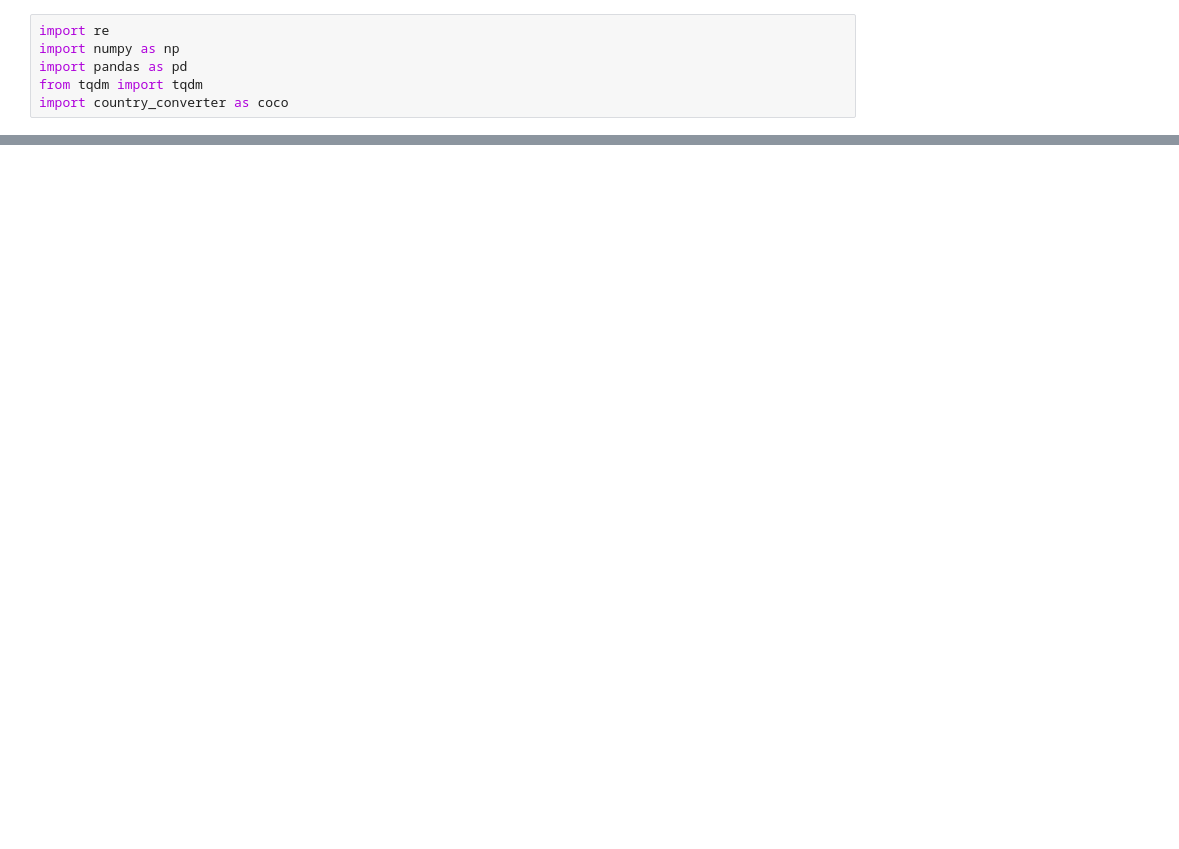
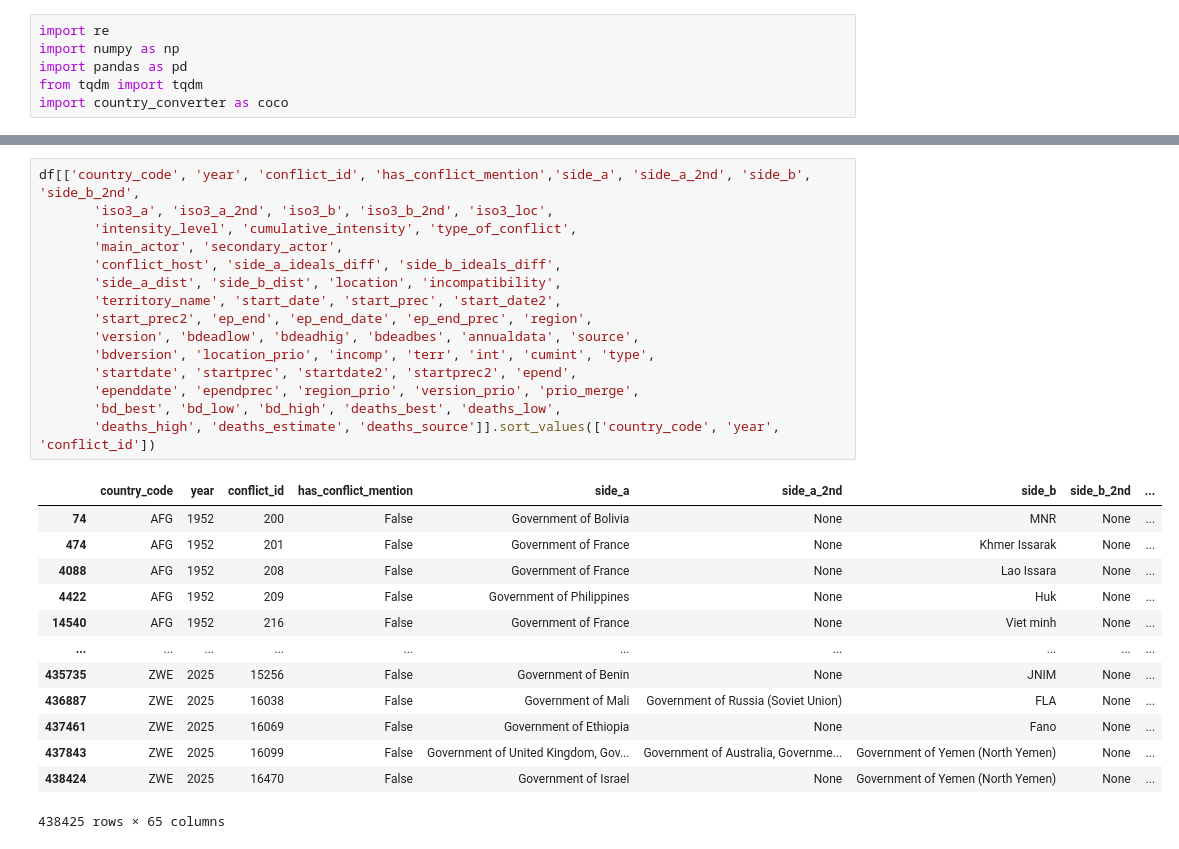
Before and after one commit to semkjaer/fundamentals_of_data_science, a Jupyter notebook: notebooks/eda_sem_new.ipynb, the cells around one changed output, grey strips where cells are left out. Cells and saved outputs as stored; diff of their text form; blank space fills up the shorter version.

```diff
--- a/notebooks/eda_sem_new.ipynb
+++ b/notebooks/eda_sem_new.ipynb
@@ -43,0 +25,29 @@ Index(['conflict_id', 'location', 'side_a', 'side_a_id', 'side_a_2nd',
+# %%
+df[['country_code', 'year', 'conflict_id', 'has_conflict_mention','side_a', 'side_a_2nd', 'side_b', 'side_b_2nd',
+       'iso3_a', 'iso3_a_2nd', 'iso3_b', 'iso3_b_2nd', 'iso3_loc',
+       'intensity_level', 'cumulative_intensity', 'type_of_conflict',
+       'main_actor', 'secondary_actor',
+       'conflict_host', 'side_a_ideals_diff', 'side_b_ideals_diff',
+       'side_a_dist', 'side_b_dist', 'location', 'incompatibility',
+       'territory_name', 'start_date', 'start_prec', 'start_date2',
+       'start_prec2', 'ep_end', 'ep_end_date', 'ep_end_prec', 'region',
+       'version', 'bdeadlow', 'bdeadhig', 'bdeadbes', 'annualdata', 'source',
+       'bdversion', 'location_prio', 'incomp', 'terr', 'int', 'cumint', 'type',
+       'startdate', 'startprec', 'startdate2', 'startprec2', 'epend',
+       'ependdate', 'ependprec', 'region_prio', 'version_prio', 'prio_merge',
+       'bd_best', 'bd_low', 'bd_high', 'deaths_best', 'deaths_low',
+       'deaths_high', 'deaths_estimate', 'deaths_source']].sort_values(['country_code', 'year', 'conflict_id'])
+# %% [output]
+|  | country_code | year | conflict_id | has_conflict_mention | side_a | side_a_2nd | side_b | side_b_2nd | ... |
+| 74 | AFG | 1952 | 200 | False | Government of Bolivia | None | MNR | None | ... |
+| 474 | AFG | 1952 | 201 | False | Government of France | None | Khmer Issarak | None | ... |
+| 4088 | AFG | 1952 | 208 | False | Government of France | None | Lao Issara | None | ... |
+| 4422 | AFG | 1952 | 209 | False | Government of Philippines | None | Huk | None | ... |
+| 14540 | AFG | 1952 | 216 | False | Government of France | None | Viet minh | None | ... |
+| ... | ... | ... | ... | ... | ... | ... | ... | ... | ... |
+| 435735 | ZWE | 2025 | 15256 | False | Government of Benin | None | JNIM | None | ... |
+| 436887 | ZWE | 2025 | 16038 | False | Government of Mali | Government of Russia (Soviet Union) | FLA | None | ... |
+| 437461 | ZWE | 2025 | 16069 | False | Government of Ethiopia | None | Fano | None | ... |
+| 437843 | ZWE | 2025 | 16099 | False | Government of United Kingdom, Gov... | Government of Australia, Governme... | Government of Yemen (North Yemen) | None | ... |
+| 438424 | ZWE | 2025 | 16470 | False | Government of Israel | None | Government of Yemen (North Yemen) | None | ... |
+438425 rows × 65 columns
```
Also changed, not shown: parts of 5 cells of this notebook.
